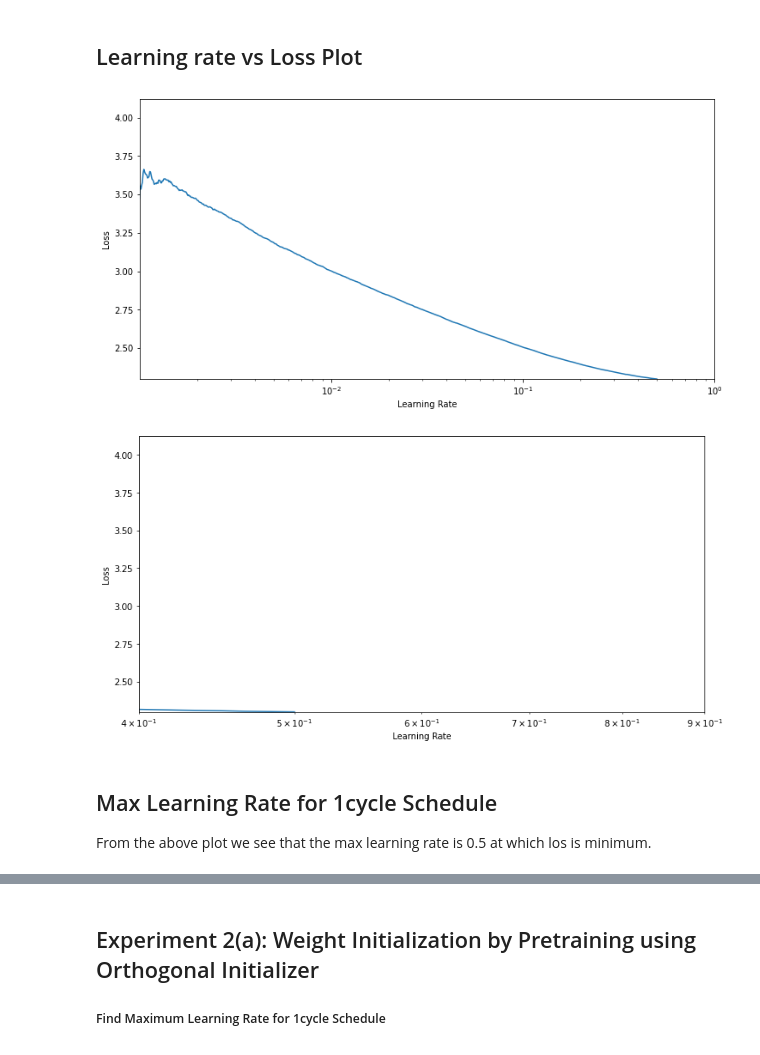
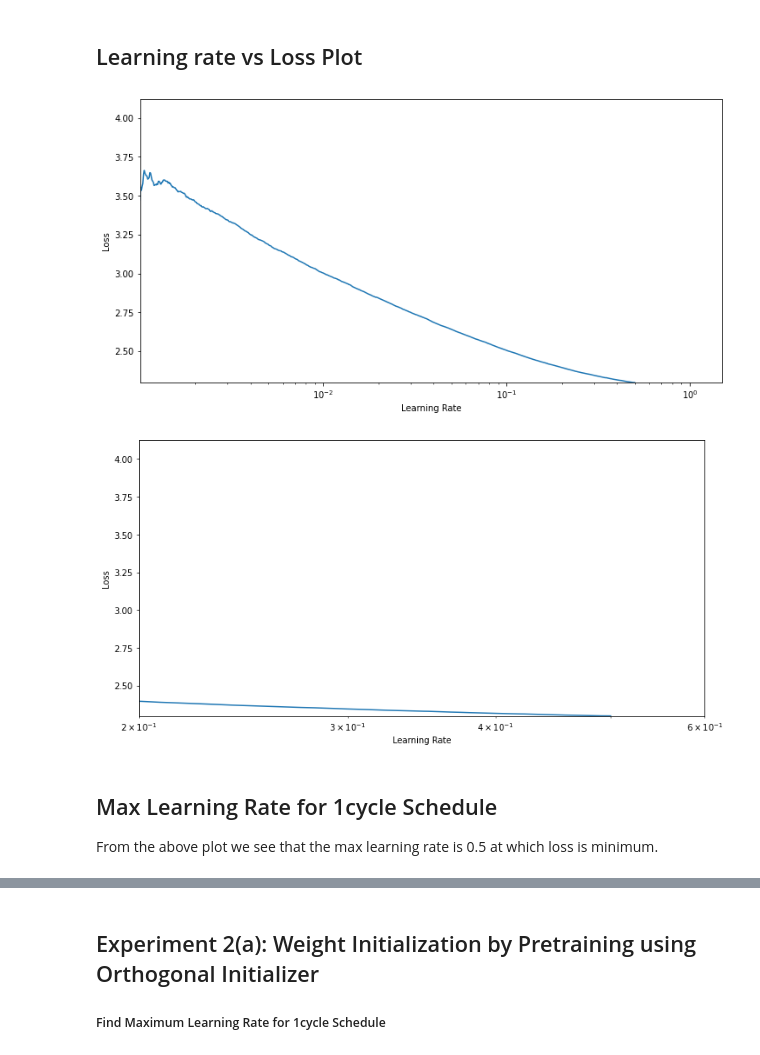
Before and after one commit to rhasanbd/Optimally-Training-Feedforward-Dense-DNNs-And-CNNs-, a Jupyter notebook: Keras-CIFAR10-2-CNN.ipynb, the cells around one changed output, grey strips where cells are left out. Drawn from its saved outputs; the diff is of its cells as text; code cells hidden in the pictures.

```diff
--- a/Keras-CIFAR10-2-CNN.ipynb
+++ b/Keras-CIFAR10-2-CNN.ipynb
@@ -601,33 +742,33 @@ Wall time: 24 s
 # %%
 plt.figure(figsize = (12,6))
 plt.plot(increase_lr_cb.rates, increase_lr_cb.losses)
 plt.gca().set_xscale('log') # change the scale of learning rates to "log"
 #plt.xlim(min(increase_lr_cb.rates), max(increase_lr_cb.rates))
-plt.xlim(min(increase_lr_cb.rates), 1)
+plt.xlim(min(increase_lr_cb.rates), 1.5)
 # The upper limit of y-axis should be set according to the heuristic given above
 plt.ylim(min(increase_lr_cb.losses), (increase_lr_cb.losses[0] + min(increase_lr_cb.losses))/1.4)
 plt.xlabel("Learning Rate")
 plt.ylabel("Loss")
 plt.show()
 
 
 plt.figure(figsize = (12,6))
 plt.plot(increase_lr_cb.rates, increase_lr_cb.losses)
 plt.gca().set_xscale('log') # change the scale of learning rates to "log"
 #plt.xlim(min(increase_lr_cb.rates), max(increase_lr_cb.rates))
-plt.xlim(0.4, 0.9)
+plt.xlim(0.2, 0.6)
 # The upper limit of y-axis should be set according to the heuristic given above
 plt.ylim(min(increase_lr_cb.losses), (increase_lr_cb.losses[0] + min(increase_lr_cb.losses))/1.4)
 plt.xlabel("Learning Rate")
 plt.ylabel("Loss")
 plt.show()
 # %% [output]
-[figure, old version]
+[figure, new version]
-[figure, old version]
+[figure, new version]
 # %% [markdown]
 ## Max Learning Rate for 1cycle Schedule
 
-From the above plot we see that the max learning rate is 0.5 at which los is minimum.
+From the above plot we see that the max learning rate is 0.5 at which loss is minimum.
 # %%
 %%time
 
```
Also changed, not shown: parts of 53 cells of this notebook.
